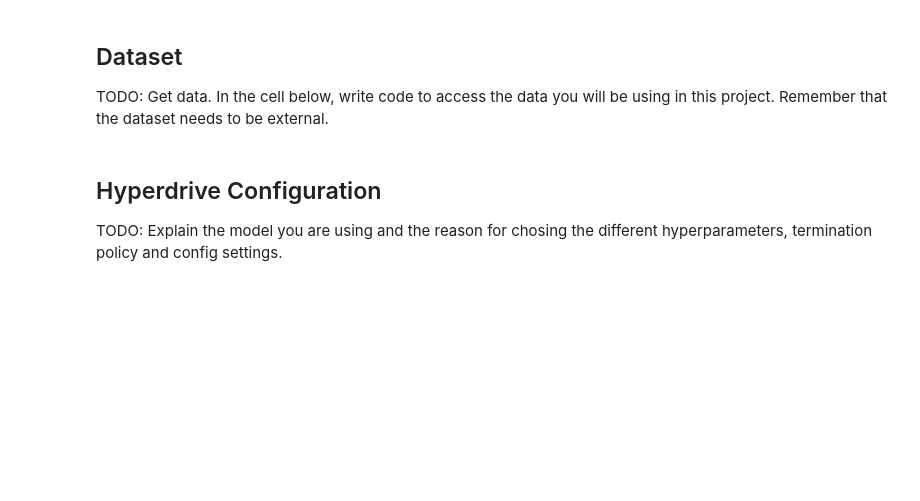
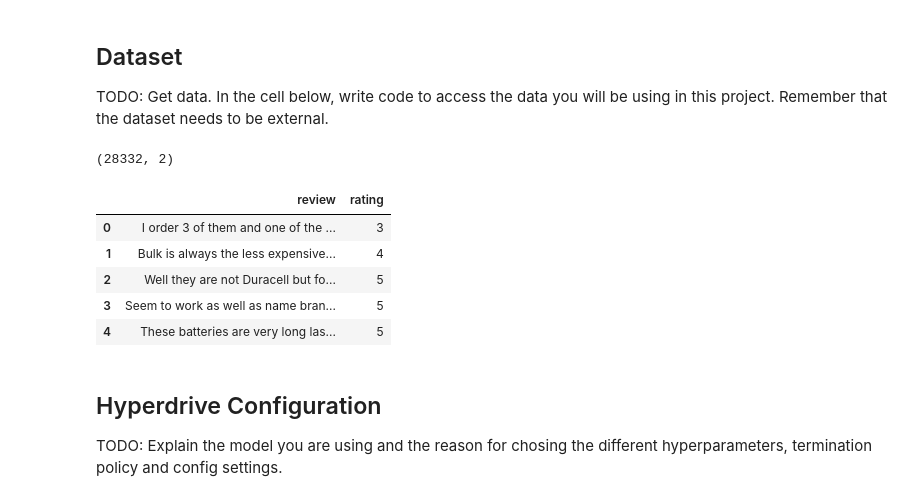
Before and after one commit to iolucas/AMLE_P3, a Jupyter notebook: hyperparameter_tuning.ipynb, the cells around one changed output. Drawn from its saved outputs; the diff is of its cells as text; code cells hidden in the pictures; blank space fills up the shorter version.

```diff
--- a/hyperparameter_tuning.ipynb
+++ b/hyperparameter_tuning.ipynb
@@ -12,6 +26,8 @@ ModuleNotFoundError: No module named 'azureml'
 TODO: Get data. In the cell below, write code to access the data you will be using in this project. Remember that the dataset needs to be external.
 # %%
 ws = Workspace.from_config()
-experiment_name = 'your experiment name here'
+experiment_name = 'amazon_review_prediction'
 
 experiment=Experiment(ws, experiment_name)
+
+ds = TabularDatasetFactory.from_delimited_files(path="https://github.com/iolucas/AMLE_P3/raw/main/amazon_reviews.csv")
@@ -18,3 +46,15 @@ experiment=Experiment(ws, experiment_name)
+# %%
+df = ds.to_pandas_dataframe()
+print(df.shape)
+df.head()
+# %% [output]
+(28332, 2)
+|  | review | rating |
+| 0 | I order 3 of them and one of the ... | 3 |
+| 1 | Bulk is always the less expensive... | 4 |
+| 2 | Well they are not Duracell but fo... | 5 |
+| 3 | Seem to work as well as name bran... | 5 |
+| 4 | These batteries are very long las... | 5 |
 # %% [markdown]
 ## Hyperdrive Configuration
 
```
Also changed, not shown: parts of 10 cells of this notebook, 2 other files.
